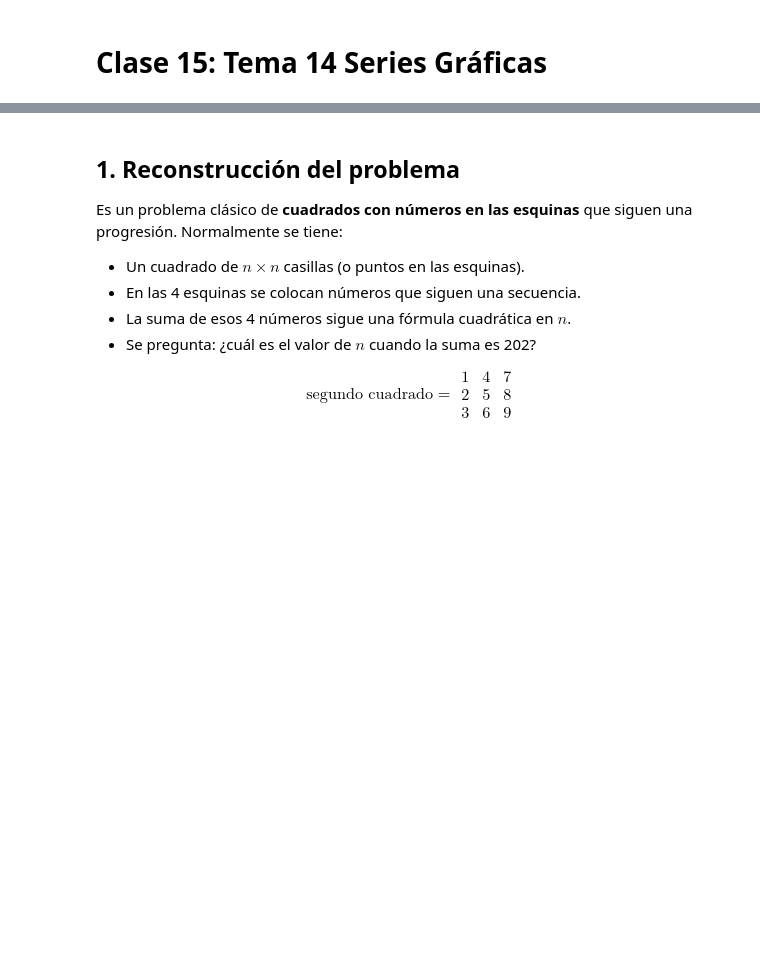
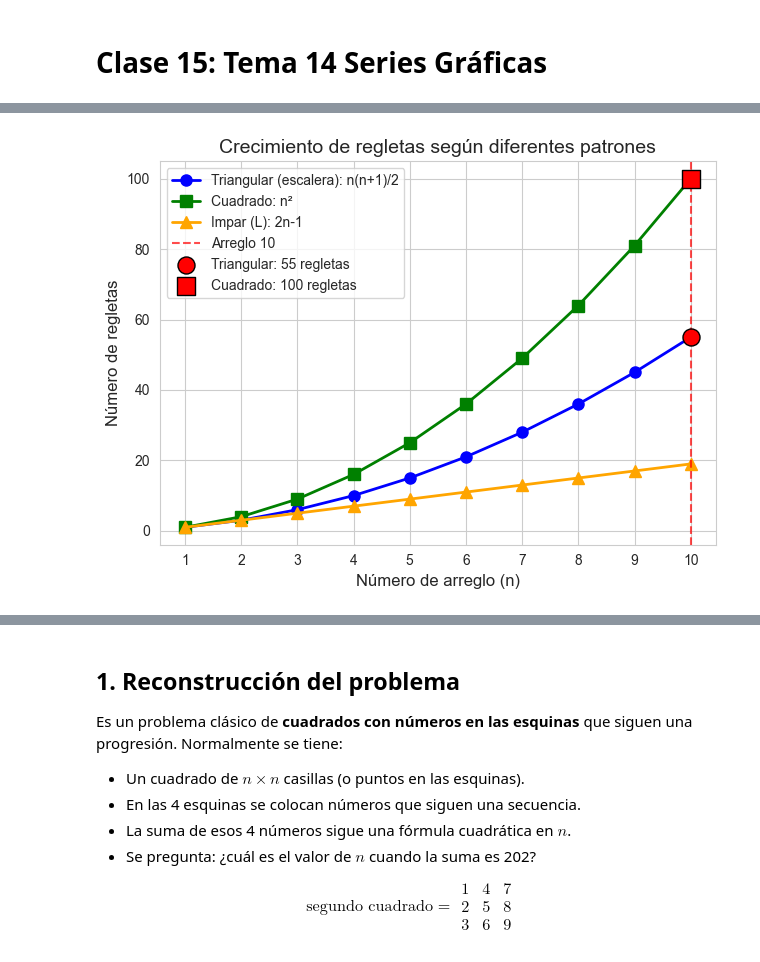
Before and after one commit to marco-canas/camino-udea, a Jupyter notebook: 6_razonamiento_geometrico/clase_15_series_graficas/clase_15_tema_14_series_graficas.ipynb, the cells around one changed output, grey strips where cells are left out. Drawn from its saved outputs; the diff is of its cells as text; code cells hidden in the pictures; blank space fills up the shorter version.

```diff
--- a/6_razonamiento_geometrico/clase_15_series_graficas/clase_15_tema_14_series_graficas.ipynb
+++ b/6_razonamiento_geometrico/clase_15_series_graficas/clase_15_tema_14_series_graficas.ipynb
@@ -62,0 +395,26 @@ generar_qr(url)
+# %%
+
+plt.plot(n_vals, regletas_triangular, 'o-', linewidth=2, markersize=8,
+         label='Triangular (escalera): n(n+1)/2', color='blue')
+plt.plot(n_vals, regletas_cuadrado, 's-', linewidth=2, markersize=8,
+         label='Cuadrado: n²', color='green')
+plt.plot(n_vals, regletas_impar, '^-', linewidth=2, markersize=8,
+         label='Impar (L): 2n-1', color='orange')
+
+# Destacar n=10
+plt.axvline(x=10, color='red', linestyle='--', alpha=0.7, label='Arreglo 10')
+plt.scatter(10, regletas_triangular[9], color='red', s=150, zorder=5,
+            edgecolors='black', label=f'Triangular: 55 regletas')
+plt.scatter(10, regletas_cuadrado[9], color='red', s=150, zorder=5,
+            edgecolors='black', marker='s', label=f'Cuadrado: 100 regletas')
+
+plt.xlabel('Número de arreglo (n)', fontsize=12)
+plt.ylabel('Número de regletas', fontsize=12)
+plt.title('Crecimiento de regletas según diferentes patrones', fontsize=14)
+plt.legend()
+plt.xticks(n_vals)
+plt.tight_layout()
+plt.savefig(r"C:\Users\marco\Downloads\crecimiento_de_regletas.png")
+plt.show()
+# %% [output]
+[figure, added]
```
Also changed, not shown: parts of 38 cells of this notebook, 3 other files.
